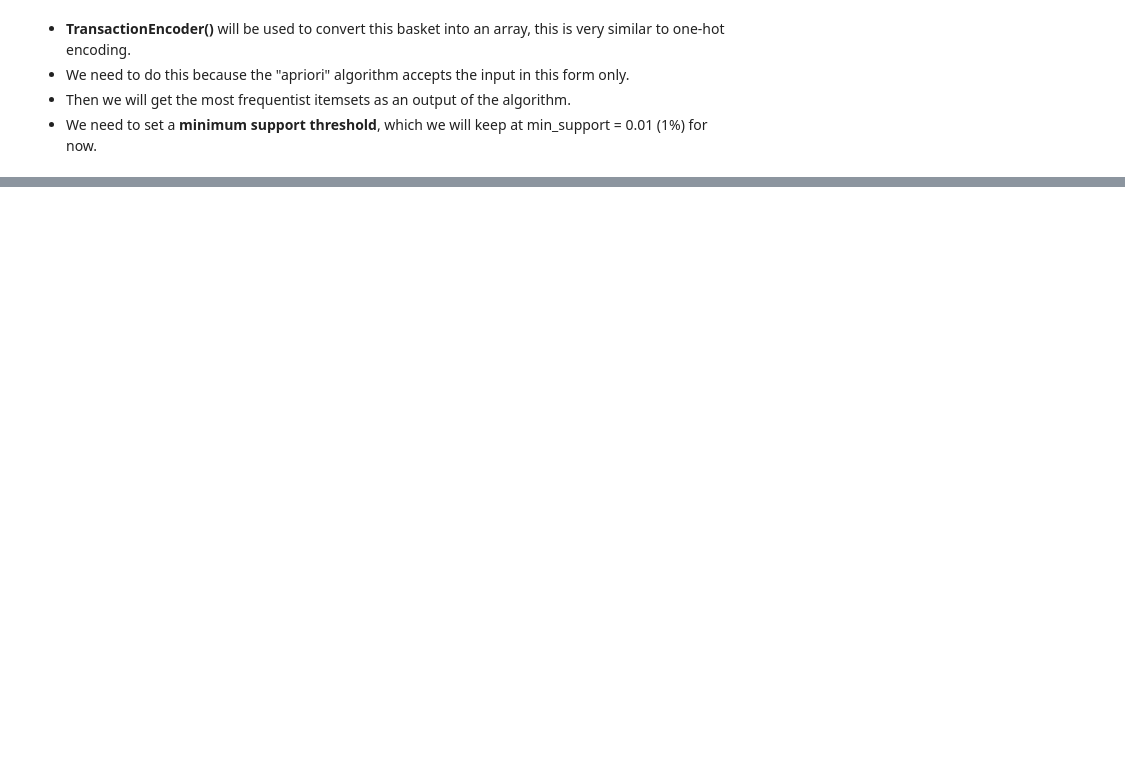
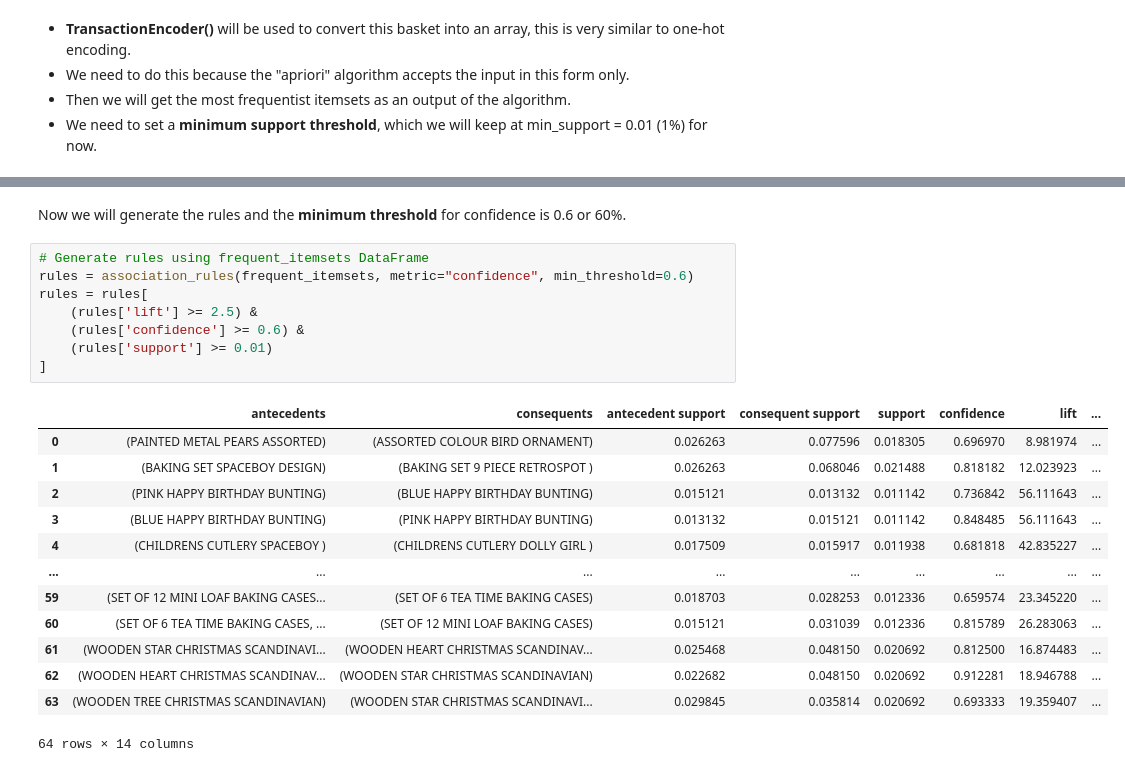
Before and after one commit to tatv047/online-retail-data-analysis, a Jupyter notebook: notebooks/market-basket-analysis.ipynb, the cells around one changed output, grey strips where cells are left out. Cells and saved outputs as stored; diff of their text form; blank space fills up the shorter version.

```diff
--- a/notebooks/market-basket-analysis.ipynb
+++ b/notebooks/market-basket-analysis.ipynb
@@ -336,0 +198,24 @@ Name: confidence, Length: 203, dtype: float64
+# %% [markdown]
+Now we will generate the rules and the **minimum threshold** for confidence is 0.6 or 60%.
+# %%
+# Generate rules using frequent_itemsets DataFrame
+rules = association_rules(frequent_itemsets, metric="confidence", min_threshold=0.6)
+rules = rules[
+    (rules['lift'] >= 2.5) &
+    (rules['confidence'] >= 0.6) &
+    (rules['support'] >= 0.01)
+]
+# %% [output]
+|  | antecedents | consequents | antecedent support | consequent support | support | confidence | lift | ... |
+| 0 | (PAINTED METAL PEARS ASSORTED) | (ASSORTED COLOUR BIRD ORNAMENT) | 0.026263 | 0.077596 | 0.018305 | 0.696970 | 8.981974 | ... |
+| 1 | (BAKING SET SPACEBOY DESIGN) | (BAKING SET 9 PIECE RETROSPOT ) | 0.026263 | 0.068046 | 0.021488 | 0.818182 | 12.023923 | ... |
+| 2 | (PINK HAPPY BIRTHDAY BUNTING) | (BLUE HAPPY BIRTHDAY BUNTING) | 0.015121 | 0.013132 | 0.011142 | 0.736842 | 56.111643 | ... |
+| 3 | (BLUE HAPPY BIRTHDAY BUNTING) | (PINK HAPPY BIRTHDAY BUNTING) | 0.013132 | 0.015121 | 0.011142 | 0.848485 | 56.111643 | ... |
+| 4 | (CHILDRENS CUTLERY SPACEBOY ) | (CHILDRENS CUTLERY DOLLY GIRL ) | 0.017509 | 0.015917 | 0.011938 | 0.681818 | 42.835227 | ... |
+| ... | ... | ... | ... | ... | ... | ... | ... | ... |
+| 59 | (SET OF 12 MINI LOAF BAKING CASES... | (SET OF 6 TEA TIME BAKING CASES) | 0.018703 | 0.028253 | 0.012336 | 0.659574 | 23.345220 | ... |
+| 60 | (SET OF 6 TEA TIME BAKING CASES, ... | (SET OF 12 MINI LOAF BAKING CASES) | 0.015121 | 0.031039 | 0.012336 | 0.815789 | 26.283063 | ... |
+| 61 | (WOODEN STAR CHRISTMAS SCANDINAVI... | (WOODEN HEART CHRISTMAS SCANDINAV... | 0.025468 | 0.048150 | 0.020692 | 0.812500 | 16.874483 | ... |
+| 62 | (WOODEN HEART CHRISTMAS SCANDINAV... | (WOODEN STAR CHRISTMAS SCANDINAVIAN) | 0.022682 | 0.048150 | 0.020692 | 0.912281 | 18.946788 | ... |
+| 63 | (WOODEN TREE CHRISTMAS SCANDINAVIAN) | (WOODEN STAR CHRISTMAS SCANDINAVI... | 0.029845 | 0.035814 | 0.020692 | 0.693333 | 19.359407 | ... |
+64 rows × 14 columns
```
Also changed, not shown: parts of 45 cells of this notebook, 6 other files.
